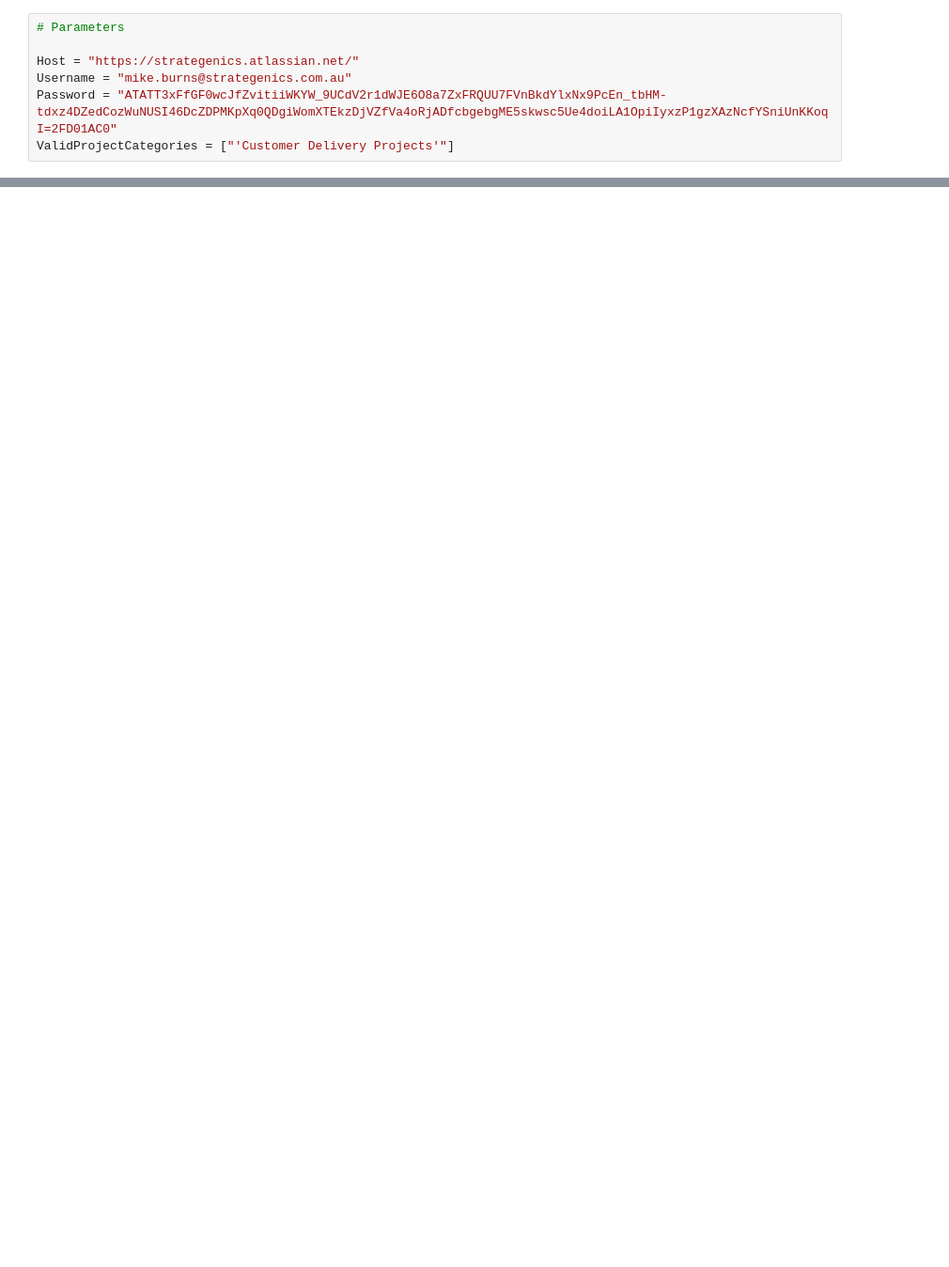
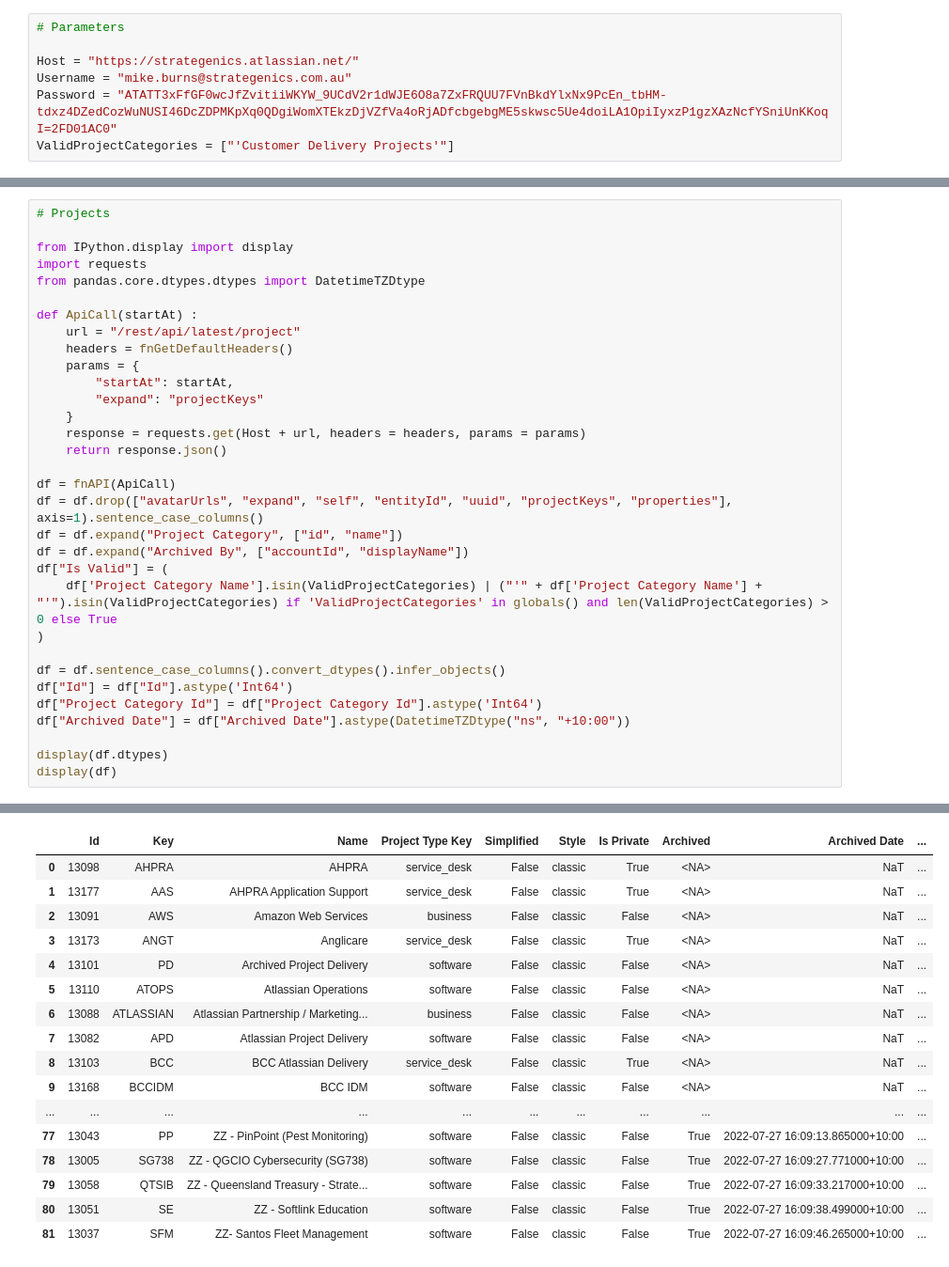
Before and after one commit to 7ft10/JiraCleaner, a Jupyter notebook: Jira_Foundation.ipynb, the cells around one changed output, grey strips where cells are left out. Shown: that part at 94% size. Saved outputs shown, nothing was run; the diff lists cells and outputs as text; blank space fills up the shorter version.

```diff
--- a/Jira_Foundation.ipynb
+++ b/Jira_Foundation.ipynb
@@ -142,0 +170,33 @@ def fnExpandColumn(df:pd.DataFrame, colName:str, prefix:str = "Prefix "):
+# %%
+# Projects
+
+from IPython.display import display
+import requests
+from pandas.core.dtypes.dtypes import DatetimeTZDtype
+
+def ApiCall(startAt) :
+    url = "/rest/api/latest/project"
+    headers = fnGetDefaultHeaders()
+    params = {
+        "startAt": startAt,
+        "expand": "projectKeys"
+    }
+    response = requests.get(Host + url, headers = headers, params = params)
+    return response.json()
+
+df = fnAPI(ApiCall)
+df = df.drop(["avatarUrls", "expand", "self", "entityId", "uuid", "projectKeys", "properties"], axis=1).sentence_case_columns()
+df = df.expand("Project Category", ["id", "name"])
+df = df.expand("Archived By", ["accountId", "displayName"])
+df["Is Valid"] = (
+    df['Project Category Name'].isin(ValidProjectCategories) | ("'" + df['Project Category Name'] + "'").isin(ValidProjectCategories) if 'ValidProjectCategories' in globals() and len(ValidProjectCategories) > 0 else True
+)
+
+df = df.sentence_case_columns().convert_dtypes().infer_objects()
+df["Id"] = df["Id"].astype('Int64')
+df["Project Category Id"] = df["Project Category Id"].astype('Int64')
+df["Archived Date"] = df["Archived Date"].astype(DatetimeTZDtype("ns", "+10:00"))
+
+display(df.dtypes)
+display(df)
+# %% [output]
@@ -142,0 +218,17 @@ def fnExpandColumn(df:pd.DataFrame, colName:str, prefix:str = "Prefix "):
+|  | Id | Key | Name | Project Type Key | Simplified | Style | Is Private | Archived | Archived Date | ... |
+| 0 | 13098 | AHPRA | AHPRA | service_desk | False | classic | True | <NA> | NaT | ... |
+| 1 | 13177 | AAS | AHPRA Application Support | service_desk | False | classic | True | <NA> | NaT | ... |
+| 2 | 13091 | AWS | Amazon Web Services | business | False | classic | False | <NA> | NaT | ... |
+| 3 | 13173 | ANGT | Anglicare | service_desk | False | classic | True | <NA> | NaT | ... |
+| 4 | 13101 | PD | Archived Project Delivery | software | False | classic | False | <NA> | NaT | ... |
+| 5 | 13110 | ATOPS | Atlassian Operations | software | False | classic | False | <NA> | NaT | ... |
+| 6 | 13088 | ATLASSIAN | Atlassian Partnership / Marketing... | business | False | classic | False | <NA> | NaT | ... |
+| 7 | 13082 | APD | Atlassian Project Delivery | software | False | classic | False | <NA> | NaT | ... |
+| 8 | 13103 | BCC | BCC Atlassian Delivery | service_desk | False | classic | True | <NA> | NaT | ... |
+| 9 | 13168 | BCCIDM | BCC IDM | software | False | classic | False | <NA> | NaT | ... |
+| ... | ... | ... | ... | ... | ... | ... | ... | ... | ... | ... |
+| 77 | 13043 | PP | ZZ - PinPoint (Pest Monitoring) | software | False | classic | False | True | 2022-07-27 16:09:13.865000+10:00 | ... |
+| 78 | 13005 | SG738 | ZZ - QGCIO Cybersecurity (SG738) | software | False | classic | False | True | 2022-07-27 16:09:27.771000+10:00 | ... |
+| 79 | 13058 | QTSIB | ZZ - Queensland Treasury - Strate... | software | False | classic | False | True | 2022-07-27 16:09:33.217000+10:00 | ... |
+| 80 | 13051 | SE | ZZ - Softlink Education | software | False | classic | False | True | 2022-07-27 16:09:38.499000+10:00 | ... |
+| 81 | 13037 | SFM | ZZ- Santos Fleet Management | software | False | classic | False | True | 2022-07-27 16:09:46.265000+10:00 | ... |
```
Also changed, not shown: parts of 21 cells of this notebook, 2 other files.
